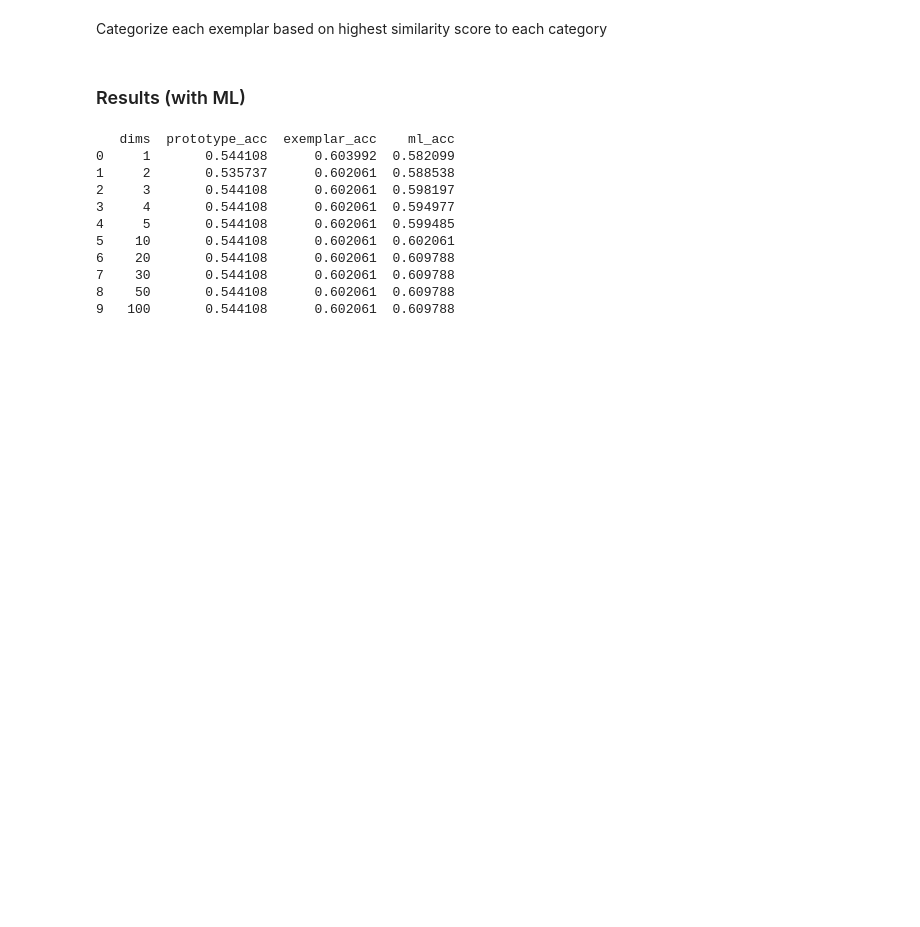
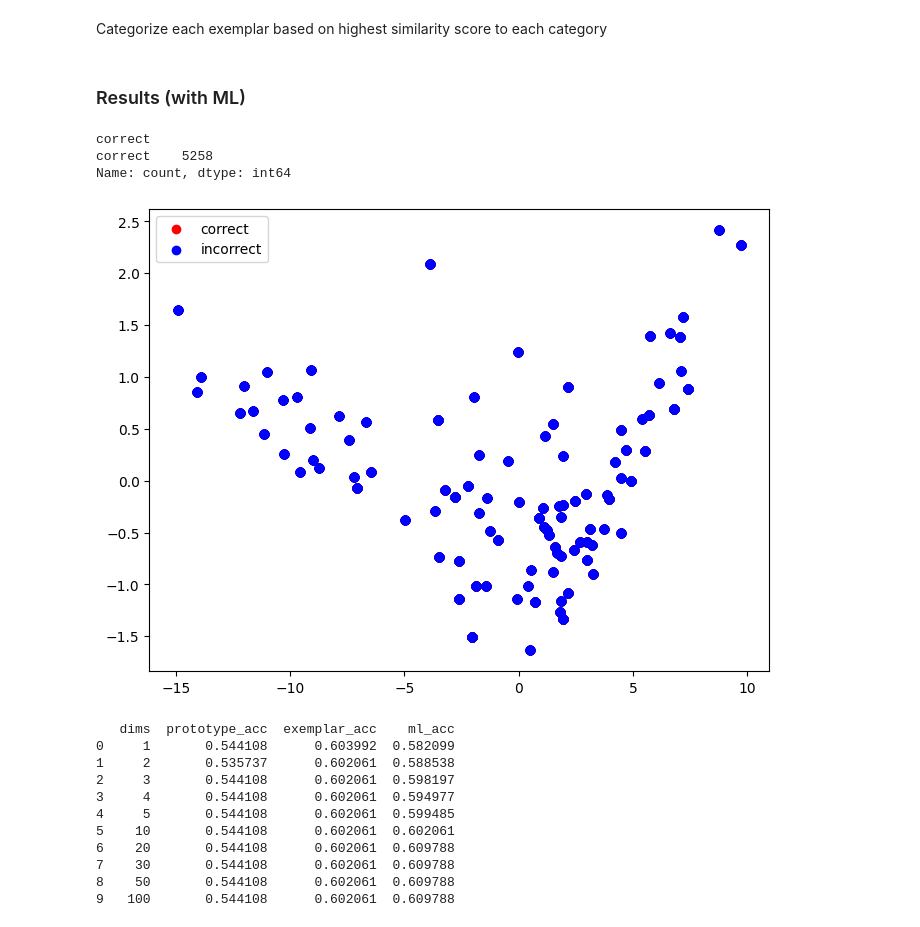
Before and after one commit to cros-nash/ds497, a Jupyter notebook: project/ExemplarPrototype.ipynb, the cells around one changed output. Cells and saved outputs as stored; diff of their text form; code cells hidden in the pictures; blank space fills up the shorter version.

```diff
--- a/project/ExemplarPrototype.ipynb
+++ b/project/ExemplarPrototype.ipynb
@@ -59,6 +59,43 @@ def exemplar_predict(stims, exemplars):
     return np.array(predictions)
 # %% [markdown]
 ### Results (with ML)
+# %%
+import matplotlib.pyplot as plt
+
+df_resp = pd.read_csv("./DATA AND R CODE/eachresponse.csv")
+df_resp = df_resp.dropna(how='any')
+
+df = pd.read_pickle('df_pca_2')
+df["image"] = df["image"].str.extract(r'\((\d+)\)', expand=False)
+df["image"] = df["image"].astype(int)
+
+df_merged = pd.merge(df_resp, df, on="image", how="inner")
+pca_columns = [i for i in range(0, 2)]
+
+confidence = 0
+df_merged = df_merged[df_merged["confidence"] >= confidence]
+
+X = df_merged[pca_columns].values
+y = df_merged["choice"].values
+
+fig = plt.figure(figsize=(8, 6))
+correct = df_merged[df_merged['correct'] == 'correct']
+incorrect = df_merged[df_merged['correct'] == 'incorrect']
+
+print(correct.value_counts(['correct']))
+print()
+
+pla = plt.scatter(correct[0], correct[1], color='red')
+plb = plt.scatter(incorrect[0], incorrect[1], color='blue')
+
+plt.legend([pla, plb], ["correct", "incorrect"])
+
+plt.show()
+# %% [output]
+correct
+correct    5258
+Name: count, dtype: int64
+[figure, added]
 # %%
 # [1, 2, 3, 4, 5, 10, 20, 30, 50, 100]
 pca_dfs = {
```
Also changed, not shown: parts of 1 cell of this notebook, 15 other files.
